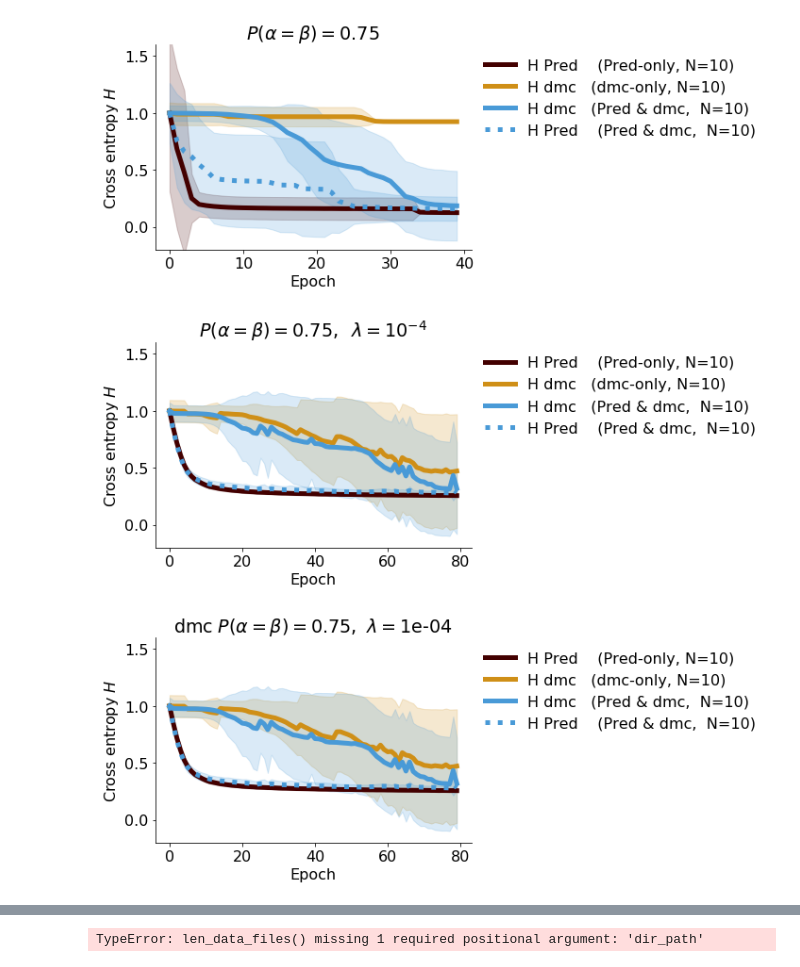
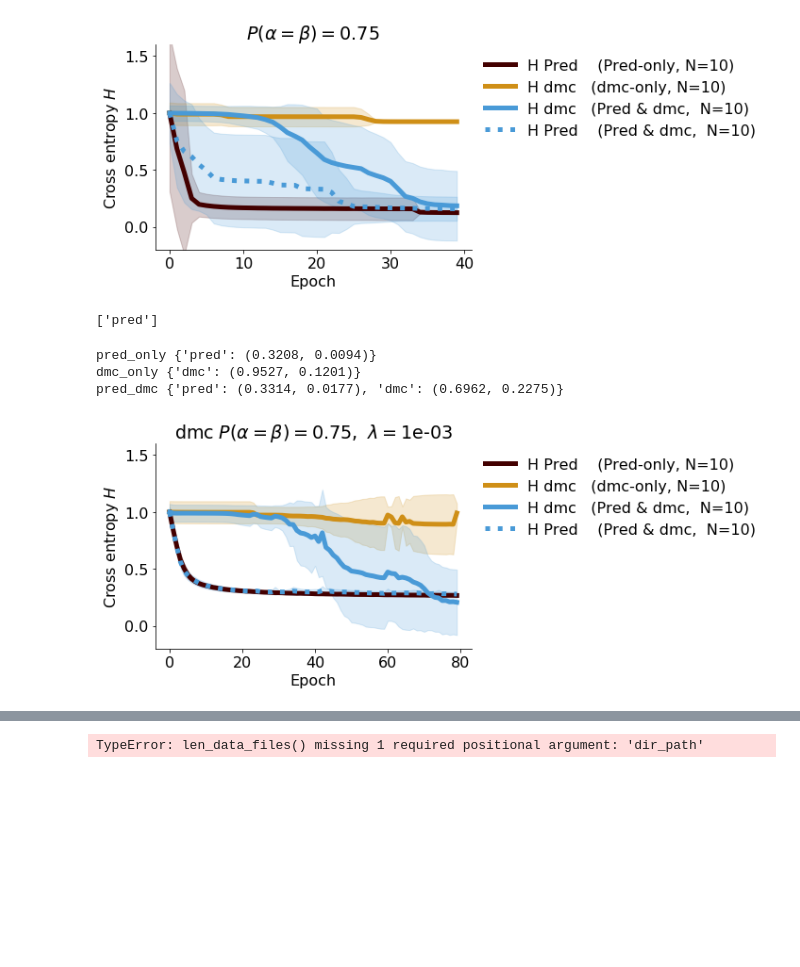
Before and after one commit to vdplasthijs/eavesdropping, a Jupyter notebook: multitasking learning for recurrent nets.ipynb, the cells around one changed output, grey strips where cells are left out. Cells and saved outputs as stored; diff of their text form; code cells hidden in the pictures; blank space fills up the shorter version.

Commit message:
reogranise figures & learning eff code

```diff
--- a/multitasking learning for recurrent nets.ipynb
+++ b/multitasking learning for recurrent nets.ipynb
@@ -342,19 +339,21 @@ plt.title(r'$P(\alpha = \beta) = 0.75$');
 # plt.savefig('figures/pred_mnm_errors.svg', bbox_inches='tight')
 # %% [output]
 [figure]
+# %%
+tmp = 'pred_only'
+tmp = tmp.split('_')
+tmp.remove('only')
+tmp
+# %% [output]
+['pred']
 # %%
 plt.rcParams['figure.figsize'] = (6, 4)
 plt.rcParams['font.size'] = 16
-prm.plot_split_perf_custom(folder_pred='models/7525/norelu/dmc_task/periodic/pred_only/',
-                          folder_dmc='models/7525/norelu/dmc_task/periodic/dmc_only/',
-                          folder_dmcpred='models/7525/norelu/dmc_task/periodic/pred_dmc/',
-                          task_type='dmc')
-plt.title(r'$P(\alpha = \beta) = 0.75, \; \; \lambda=10^{-4}$');
+prm.plot_effect_eavesdropping_learning(task='dmc', ratio_exp_str='7525', nature_stim='periodic',
+                                       sparsity_str='1e-03', ax=None, plot_legend=True)
 # plt.savefig('figures/pred_mnm_errors.svg', bbox_inches='tight')
 # %% [output]
+pred_only {'pred': (0.3208, 0.0094)}
+dmc_only {'dmc': (0.9527, 0.1201)}
+pred_dmc {'pred': (0.3314, 0.0177), 'dmc': (0.6962, 0.2275)}
-[figure, old version]
+[figure, new version]
-# %%
-prm.plot_effect_eavesdropping_learning(task='dmc', ratio_exp_str='7525',
-                                       sparsity_str='1e-04', nature_stim='periodic')
-# %% [output]
-[figure, removed]
```
Also changed, not shown: parts of 2 cells of this notebook, 19 other files.
